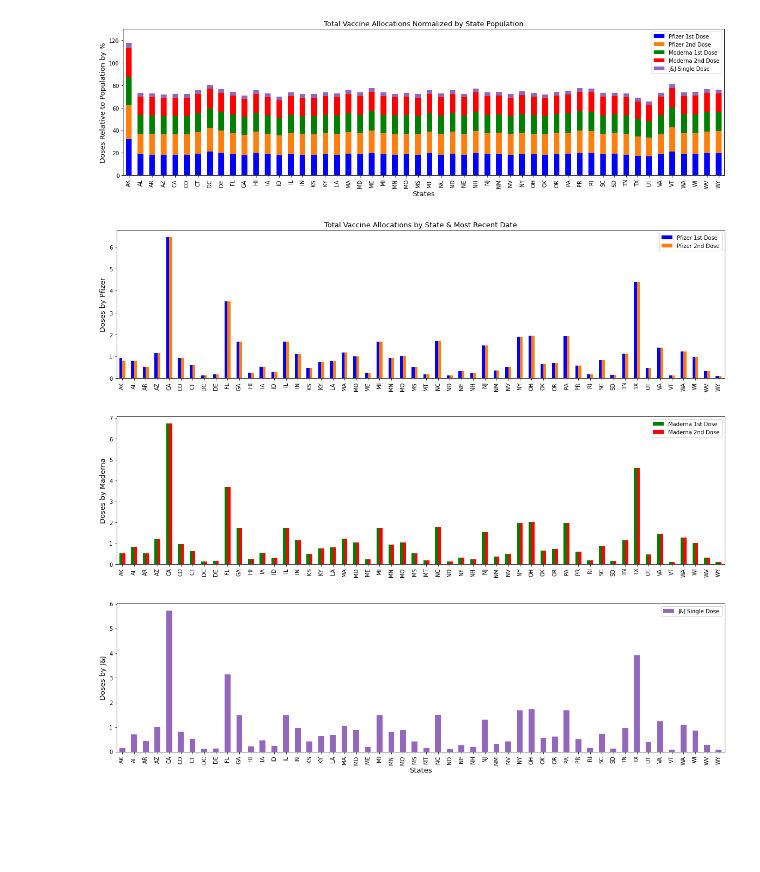
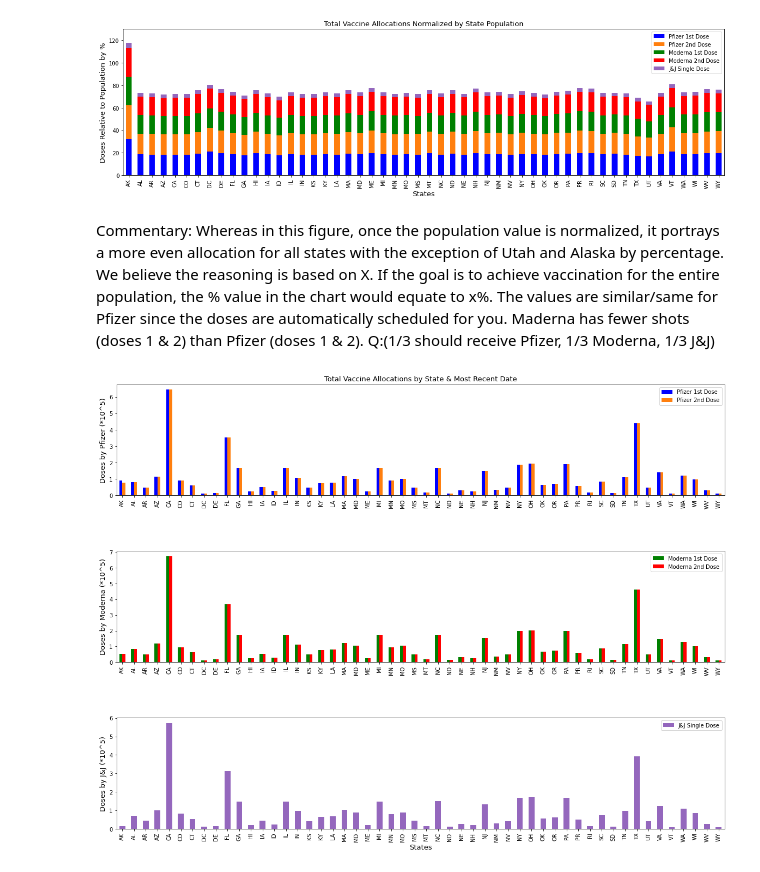
Before and after one commit to AnneNiemiec/Project_One, a Jupyter notebook: group2_analysis/data_explore_group2.ipynb, the cells around one changed output. Drawn from its saved outputs; the diff is of its cells as text; code cells hidden in the pictures; blank space fills up the shorter version.

```diff
--- a/group2_analysis/data_explore_group2.ipynb
+++ b/group2_analysis/data_explore_group2.ipynb
@@ -186,3 +185,5 @@ Commentary:  Call out AK. Dose percentage. This image portrays the equity of vac
+# %% [markdown]
+Commentary:  Whereas in this figure, once the population value is normalized, it portrays a more even allocation for all states with the exception of Utah and Alaska by percentage.    We believe the reasoning is based on X.  If the goal is to achieve vaccination for the entire population, the % value in the chart would equate to x%. The values are similar/same for Pfizer since the doses are automatically scheduled for you.  Maderna has fewer shots (doses 1 & 2) than Pfizer (doses 1 & 2).  Q:(1/3 should receive Pfizer, 1/3 Moderna, 1/3 J&J)
 # %%
 # Fig3: plot figure of Stacked Bar Plots showing Vaccine Allocations by State on latest date present in the data
 
@@ -200,44 +201,44 @@ Commentary:  Call out AK. Dose percentage. This image portrays the equity of vac
 
 # * Example implementation: https://matplotlib.org/2.0.2/examples/ticks_and_spines/spines_demo.html
 
 # merging datasets
 allocation_by_state_df=vaccine_allocation_df.merge(census_df, on='state_code',how='inner')
 last_date_df=allocation_by_state_df.groupby(["state_code"]).max().reset_index()
 state_last_date=last_date_df[["state_code", "day_num"]].merge(last_date_df,on=["state_code", "day_num"],how='left')
 
 # adjusting values
 state_last_date["pfe_dose_1"]=state_last_date["pfe_dose_1"]/100000
 state_last_date["pfe_dose_2"]=state_last_date["pfe_dose_2"]/100000
 state_last_date["mrna_dose_1"]=state_last_date["mrna_dose_1"]/100000
 state_last_date["mrna_dose_2"]=state_last_date["mrna_dose_2"]/100000
 state_last_date["jnj_dose_1"]=state_last_date["jnj_dose_1"]/100000
 
-
 # # plotting (1,2,3)
 state_last_date=state_last_date.set_index("state_code")
-fig1=state_last_date[["pfe_dose_1","pfe_dose_2"]].plot(kind='bar', figsize=(20,5),color={'pfe_dose_1': 'b', 'pfe_dose_2':'tab:orange'})
-fig2=state_last_date[["mrna_dose_1","mrna_dose_2"]].plot(kind='bar',color={'mrna_dose_1': 'g', 'mrna_dose_2':'r'},figsize=(20,5))
-fig3=state_last_date[["jnj_dose_1"]].plot(kind='bar',color="tab:purple",figsize=(20,5))
-
+fig, axes = plt.subplots(nrows=3)
+fig1=state_last_date[["pfe_dose_1","pfe_dose_2"]].plot(ax=axes[0],kind='bar', figsize=(20,15),color={'pfe_dose_1': 'b', 'pfe_dose_2':'tab:orange'})
+fig2=state_last_date[["mrna_dose_1","mrna_dose_2"]].plot(ax=axes[1],kind='bar',color={'mrna_dose_1': 'g', 'mrna_dose_2':'r'},figsize=(20,15))
+fig3=state_last_date[["jnj_dose_1"]].plot(ax=axes[2],kind='bar',color="tab:purple",figsize=(20,15))
 
 # formatting labels, title
 fig1.set_title("Total Vaccine Allocations by State & Most Recent Date",fontsize=13)
 fig3.set_xlabel("States", fontsize=13)
-fig1.set_ylabel("Doses by Pfizer",fontsize=13)
-fig2.set_ylabel("Doses by Maderna",fontsize=13)
-fig3.set_ylabel("Doses by J&J",fontsize=13)
+fig1.set_ylabel("Doses by Pfizer (*10^5)",fontsize=13)
+fig2.set_ylabel("Doses by Moderna (*10^5)",fontsize=13)
+fig3.set_ylabel("Doses by J&J (*10^5)",fontsize=13)
 fig1.set_xlabel("")
 fig2.set_xlabel("")
 legend=plt.legend()
 
 #formatting legends
 fig1.legend(["Pfizer 1st Dose", "Pfizer 2nd Dose"])
-fig2.legend(["Maderna 1st Dose", "Maderna 2nd Dose"])
+# plt.savefig("cummulative_allocations_state_1.png")
+fig2.legend(["Moderna 1st Dose", "Moderna 2nd Dose"])
+# plt.savefig("cummulative_allocations_state_2.png")
 fig3.legend(["J&J Single Dose"])
+
+plt.subplots_adjust(hspace=0.5)
+plt.savefig("cummulative_allocations_state.png")
 plt.show()
-
-plt.savefig("cummulative_allocations_state.png")
 # %% [output]
-[figure, old version]
+[figure, new version]
-[figure, removed]
-[figure, removed]
```
Also changed, not shown: parts of 5 cells of this notebook, 17 other files.
